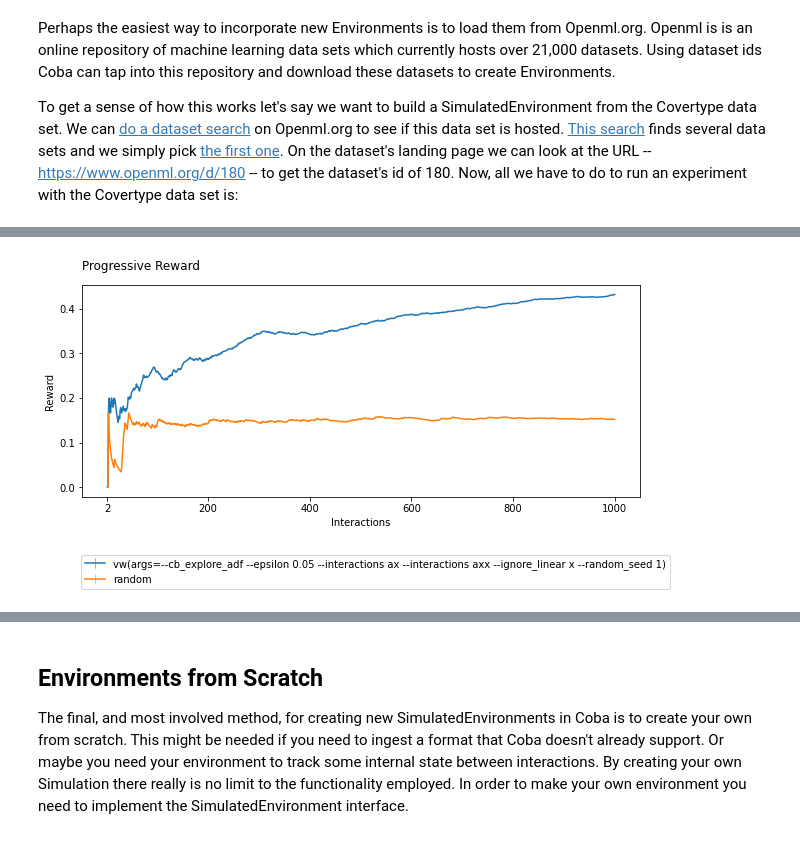
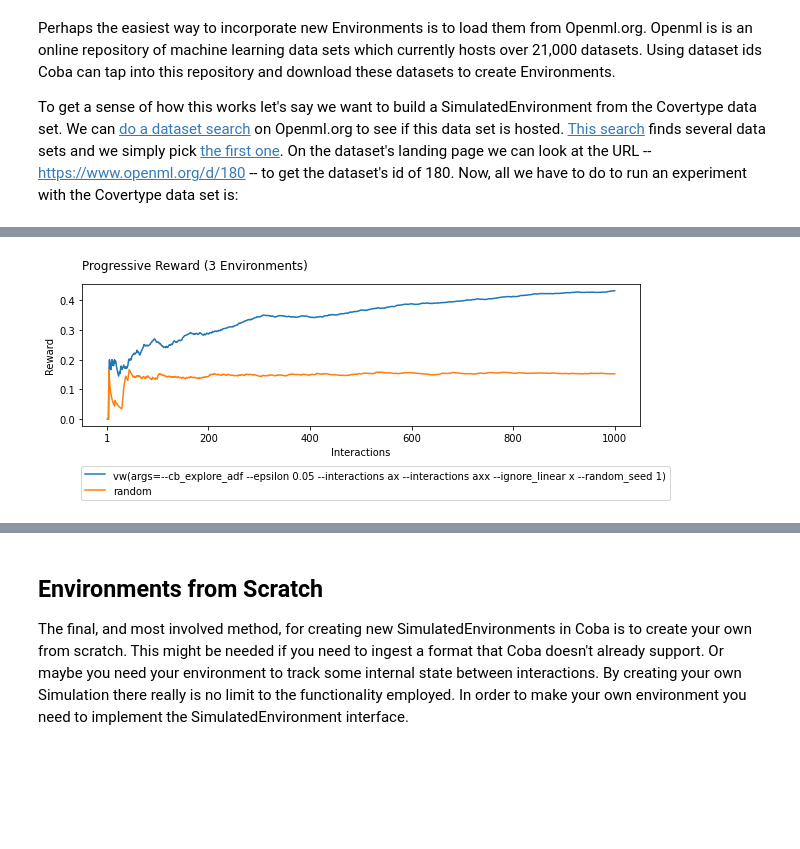
Before and after one commit to VowpalWabbit/coba, a Jupyter notebook: examples/notebooks/Environments.ipynb, the cells around one changed output, grey strips where cells are left out. Cells and saved outputs as stored; diff of their text form; code cells hidden in the pictures; blank space fills up the shorter version.

Commit message:
Updated example notebooks to remove outdated plot parameters.

```diff
--- a/examples/notebooks/Environments.ipynb
+++ b/examples/notebooks/Environments.ipynb
@@ -19,5 +19,5 @@ from coba.experiments  import Experiment
 environments = Environments.from_openml(180,take=1000).shuffle([1,2,3])
 learners     = [VowpalEpsilonLearner(),RandomLearner()]
 
-Experiment(environments, learners).evaluate().plot_learners(sort='id')
+Experiment(environments, learners).run().plot_learners()
 # %% [output]
@@ -40,4 +40,4 @@ Experiment(environments, learners).evaluate().plot_learners(sort='id')
-[figure, old version]
+[figure, new version]
 # %% [markdown]
 This same procedure can be repeated for any dataset on Openml.org.
 
```
Also changed, not shown: parts of 6 cells of this notebook, 5 other files.
